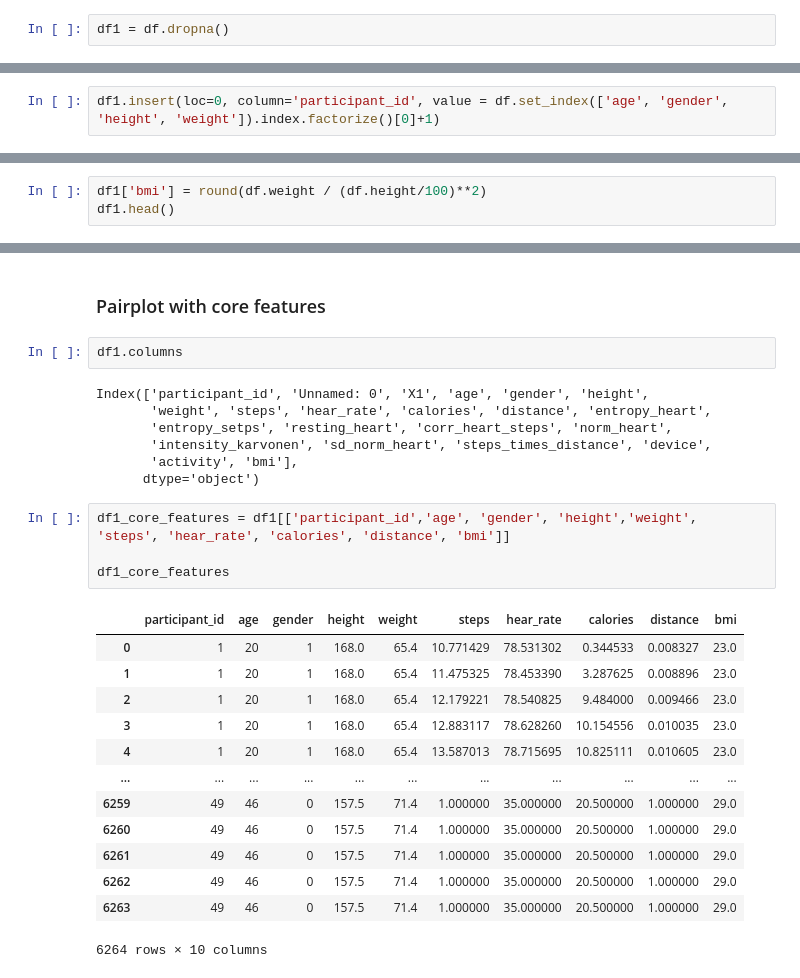
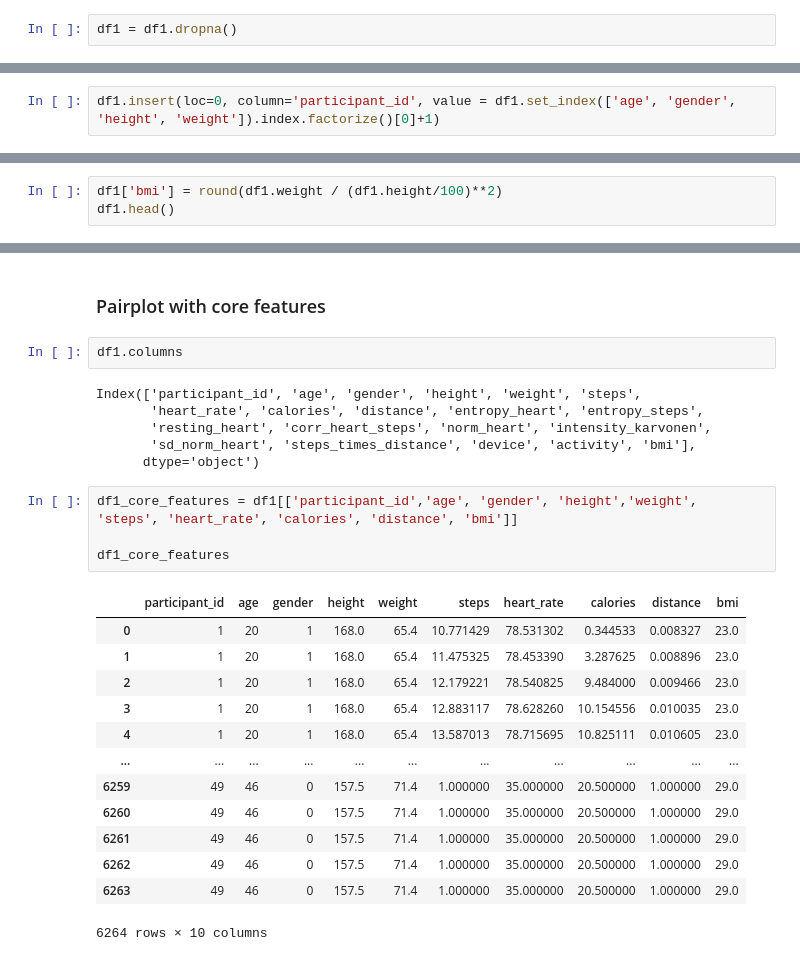
Before and after one commit to bernadetti0/predicting_activity, a Jupyter notebook: notebooks/Data_Analysis.ipynb, the cells around one changed output, grey strips where cells are left out. Saved outputs shown, nothing was run; the diff lists cells and outputs as text.

```diff
--- a/notebooks/Data_Analysis.ipynb
+++ b/notebooks/Data_Analysis.ipynb
@@ -163,7 +162,7 @@ device                  0
 activity                0
 dtype: int64
 # %%
-df1 = df.dropna()
+df1 = df1.dropna()
 # %%
 print(df1.duplicated().sum())
 # %% [output]
@@ -277,6 +278,6 @@ Index(['Unnamed: 0', 'X1', 'age', 'gender', 'height', 'weight', 'steps',
       dtype='object')
 # %%
-df1.insert(loc=0, column='participant_id', value = df.set_index(['age', 'gender', 'height', 'weight']).index.factorize()[0]+1)
+df1.insert(loc=0, column='participant_id', value = df1.set_index(['age', 'gender', 'height', 'weight']).index.factorize()[0]+1)
 # %%
 df1
 # %% [output]
@@ -315,6 +316,6 @@ df1.groupby('participant_id').count()
 | 48 | 135 | 135 | 135 | 135 | 135 | 135 | 135 | 135 | 135 | ... |
 | 49 | 81 | 81 | 81 | 81 | 81 | 81 | 81 | 81 | 81 | ... |
 # %%
-df1['bmi'] = round(df.weight / (df.height/100)**2)
+df1['bmi'] = round(df1.weight / (df1.height/100)**2)
 df1.head()
 # %% [output]
@@ -330,18 +330,17 @@ df1.head()
 # %%
 df1.columns
 # %% [output]
-Index(['participant_id', 'Unnamed: 0', 'X1', 'age', 'gender', 'height',
-       'weight', 'steps', 'hear_rate', 'calories', 'distance', 'entropy_heart',
-       'entropy_setps', 'resting_heart', 'corr_heart_steps', 'norm_heart',
-       'intensity_karvonen', 'sd_norm_heart', 'steps_times_distance', 'device',
-       'activity', 'bmi'],
+Index(['participant_id', 'age', 'gender', 'height', 'weight', 'steps',
+       'heart_rate', 'calories', 'distance', 'entropy_heart', 'entropy_steps',
+       'resting_heart', 'corr_heart_steps', 'norm_heart', 'intensity_karvonen',
+       'sd_norm_heart', 'steps_times_distance', 'device', 'activity', 'bmi'],
       dtype='object')
 # %%
-df1_core_features = df1[['participant_id','age', 'gender', 'height','weight', 'steps', 'hear_rate', 'calories', 'distance', 'bmi']]
+df1_core_features = df1[['participant_id','age', 'gender', 'height','weight', 'steps', 'heart_rate', 'calories', 'distance', 'bmi']]
 
 df1_core_features
 # %% [output]
-|  | participant_id | age | gender | height | weight | steps | hear_rate | calories | distance | bmi |
+|  | participant_id | age | gender | height | weight | steps | heart_rate | calories | distance | bmi |
 | 0 | 1 | 20 | 1 | 168.0 | 65.4 | 10.771429 | 78.531302 | 0.344533 | 0.008327 | 23.0 |
 | 1 | 1 | 20 | 1 | 168.0 | 65.4 | 11.475325 | 78.453390 | 3.287625 | 0.008896 | 23.0 |
 | 2 | 1 | 20 | 1 | 168.0 | 65.4 | 12.179221 | 78.540825 | 9.484000 | 0.009466 | 23.0 |
```
Also changed, not shown: parts of 39 cells of this notebook.
